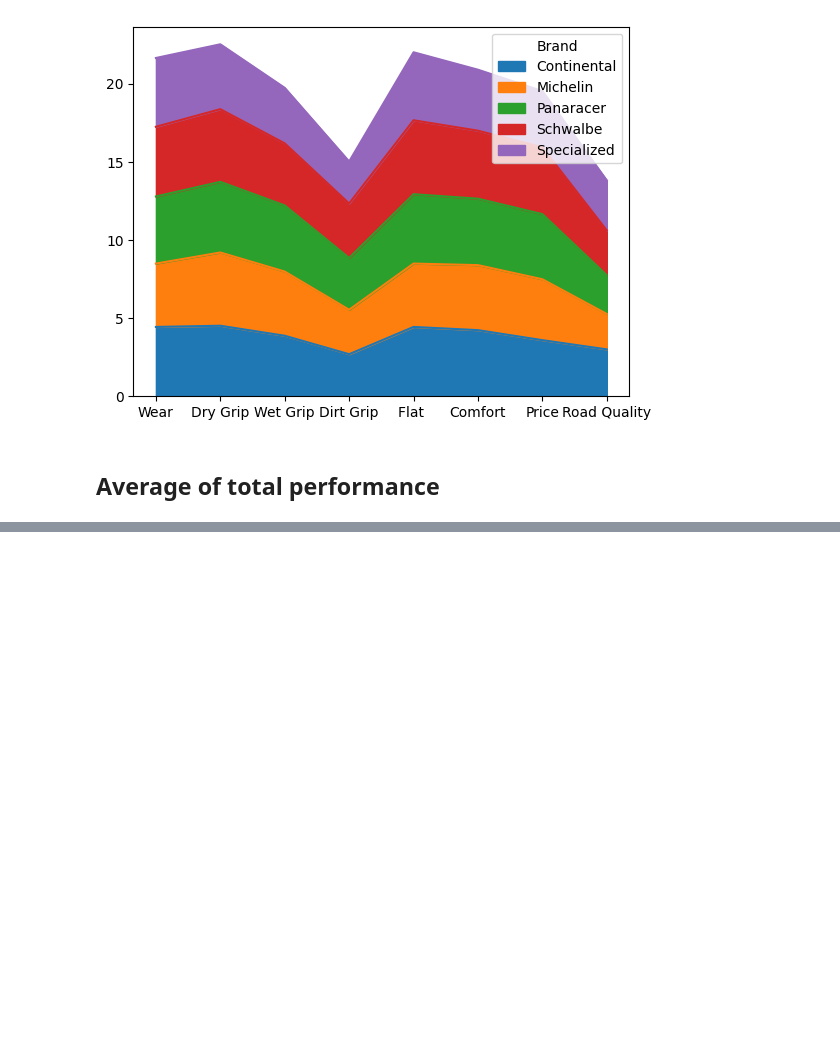
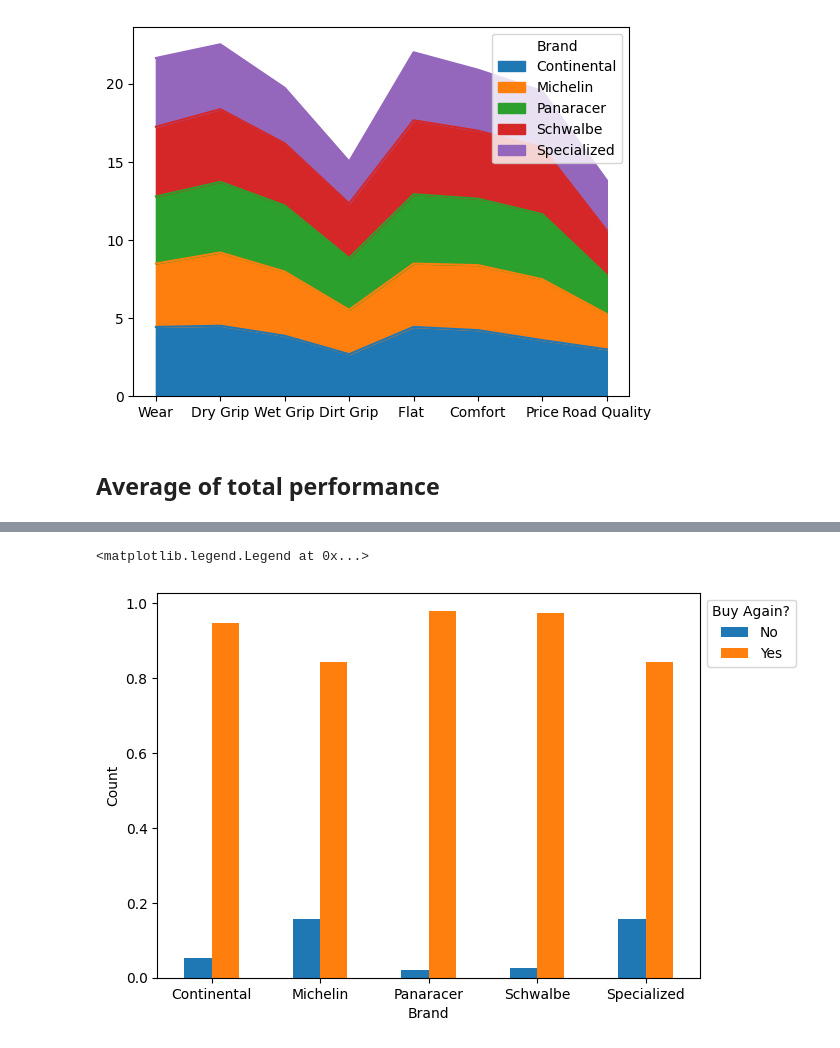
Before and after one commit to sanalps/Tire_Survery_EDA, a Jupyter notebook: BF_street_tire_survey.ipynb, the cells around one changed output, grey strips where cells are left out. Drawn from its saved outputs; the diff is of its cells as text; code cells hidden in the pictures; blank space fills up the shorter version.

```diff
--- a/BF_street_tire_survey.ipynb
+++ b/BF_street_tire_survey.ipynb
@@ -475,0 +529,4 @@ brand4_transposed.mean().plot(kind='bar')
+# %%
+# to get the dataframe in the correct shape, unstack the groupby result
+df_surevey3_u = df_surevey3.groupby(['Brand'])["Buy Again?"].value_counts(normalize=True).unstack()
+df_surevey3_u
@@ -475,0 +541,7 @@ brand4_transposed.mean().plot(kind='bar')
+# %%
+# plot
+ax = df_surevey3_u.plot(kind='bar', figsize=(7, 5), xlabel='Brand', ylabel='Count', rot=0)
+ax.legend(title='Buy Again?', bbox_to_anchor=(1, 1), loc='upper left')
+# %% [output]
+<matplotlib.legend.Legend at 0x...>
+[figure, added]
```
Also changed, not shown: parts of 10 cells of this notebook, 1 other file.
